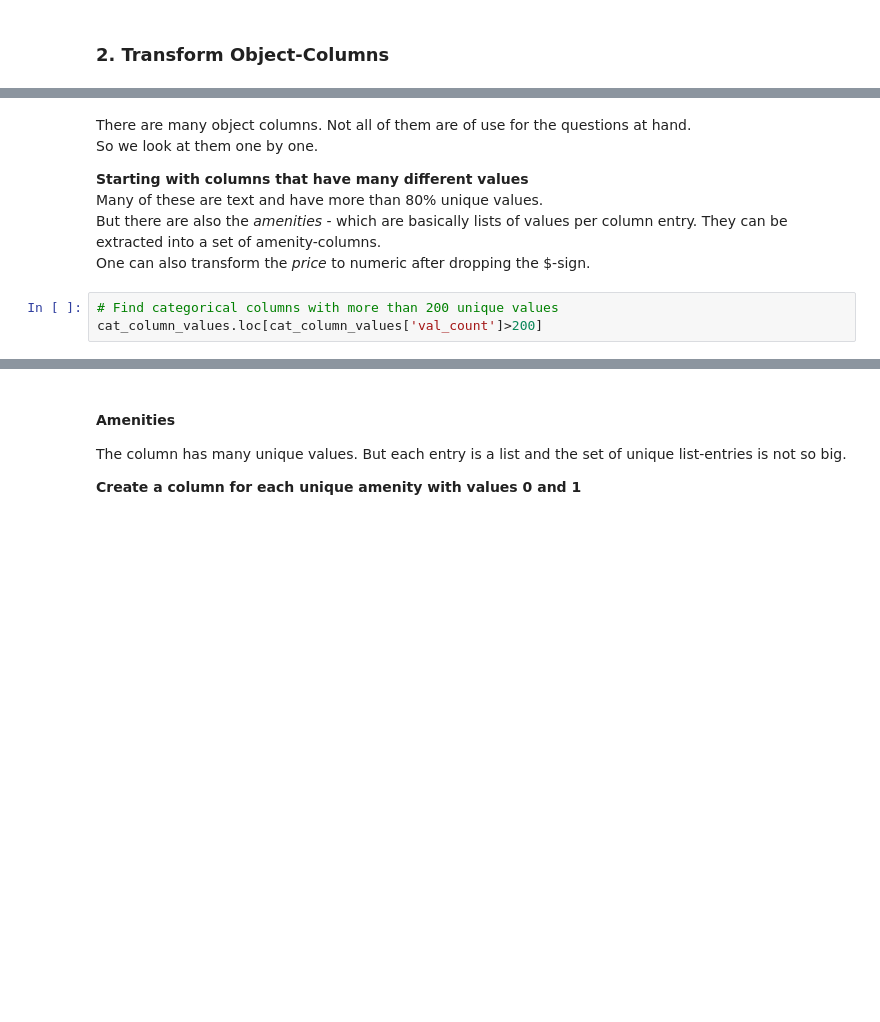
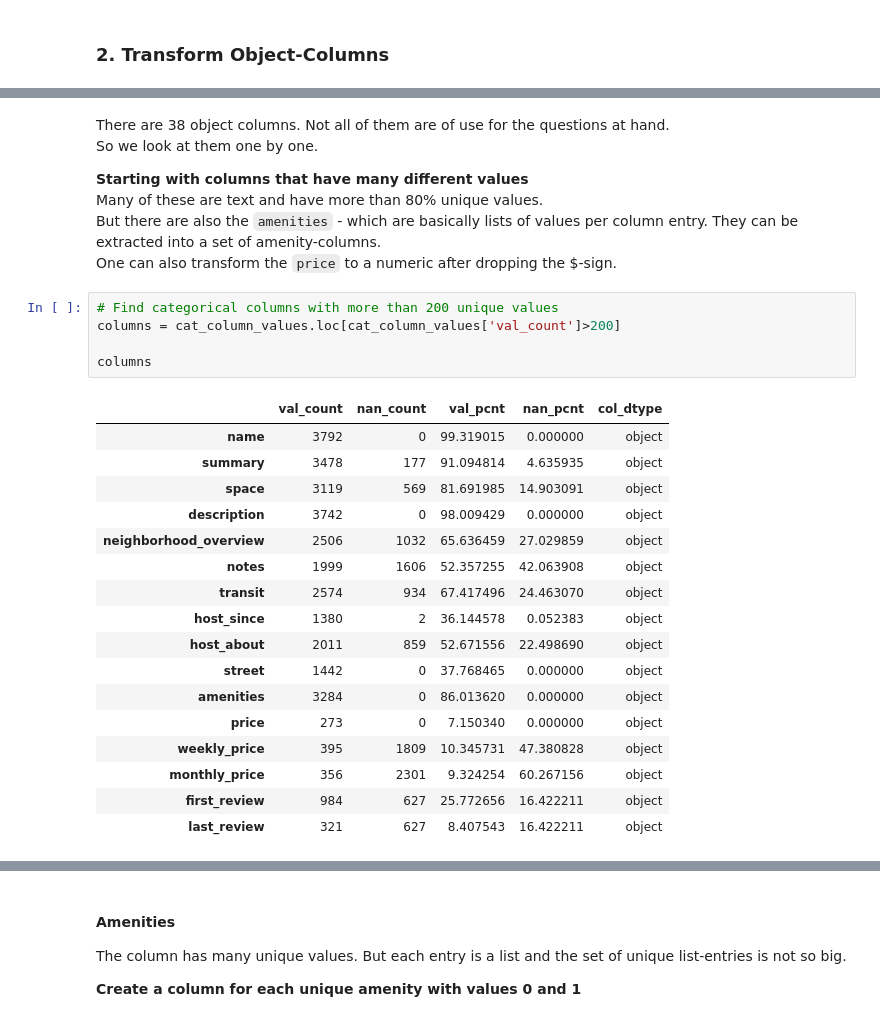
Before and after one commit to MissRitter/AirbnbSeattle_price_analysis, a Jupyter notebook: 01_explore_categorical_values.ipynb, the cells around one changed output, grey strips where cells are left out. Cells and saved outputs as stored; diff of their text form; blank space fills up the shorter version.

```diff
--- a/01_explore_categorical_values.ipynb
+++ b/01_explore_categorical_values.ipynb
@@ -98,12 +106,32 @@ cat_column_values.shape[0]
 # %% [markdown]
-There are many object columns. Not all of them are of use for the questions at hand.<br>
+There are 38 object columns. Not all of them are of use for the questions at hand.<br>
 So we look at them one by one.
 
 **Starting with columns that have many different values**<br>
 Many of these are text and have more than 80% unique values.<br>
-But there are also the *amenities* - which are basically lists of values per column entry. They can be extracted into a set of amenity-columns.<br>
-One can also transform the *price* to numeric after dropping the $-sign.
+But there are also the `amenities` - which are basically lists of values per column entry. They can be extracted into a set of amenity-columns.<br>
+One can also transform the `price` to a numeric after dropping the $-sign.
 # %%
 # Find categorical columns with more than 200 unique values
-cat_column_values.loc[cat_column_values['val_count']>200]
+columns = cat_column_values.loc[cat_column_values['val_count']>200]
+
+columns
+# %% [output]
+|  | val_count | nan_count | val_pcnt | nan_pcnt | col_dtype |
+| name | 3792 | 0 | 99.319015 | 0.000000 | object |
+| summary | 3478 | 177 | 91.094814 | 4.635935 | object |
+| space | 3119 | 569 | 81.691985 | 14.903091 | object |
+| description | 3742 | 0 | 98.009429 | 0.000000 | object |
+| neighborhood_overview | 2506 | 1032 | 65.636459 | 27.029859 | object |
+| notes | 1999 | 1606 | 52.357255 | 42.063908 | object |
+| transit | 2574 | 934 | 67.417496 | 24.463070 | object |
+| host_since | 1380 | 2 | 36.144578 | 0.052383 | object |
+| host_about | 2011 | 859 | 52.671556 | 22.498690 | object |
+| street | 1442 | 0 | 37.768465 | 0.000000 | object |
+| amenities | 3284 | 0 | 86.013620 | 0.000000 | object |
+| price | 273 | 0 | 7.150340 | 0.000000 | object |
+| weekly_price | 395 | 1809 | 10.345731 | 47.380828 | object |
+| monthly_price | 356 | 2301 | 9.324254 | 60.267156 | object |
+| first_review | 984 | 627 | 25.772656 | 16.422211 | object |
+| last_review | 321 | 627 | 8.407543 | 16.422211 | object |
 # %%
```
Also changed, not shown: parts of 32 cells of this notebook, 6 other files.
